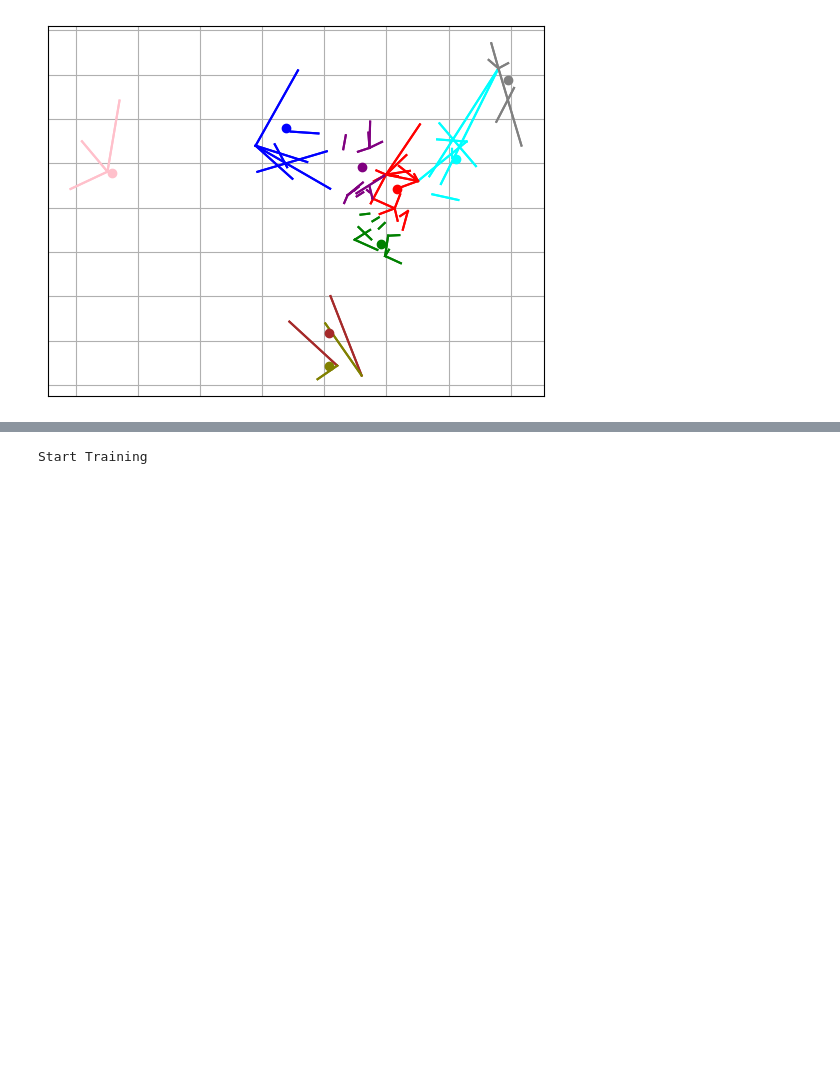
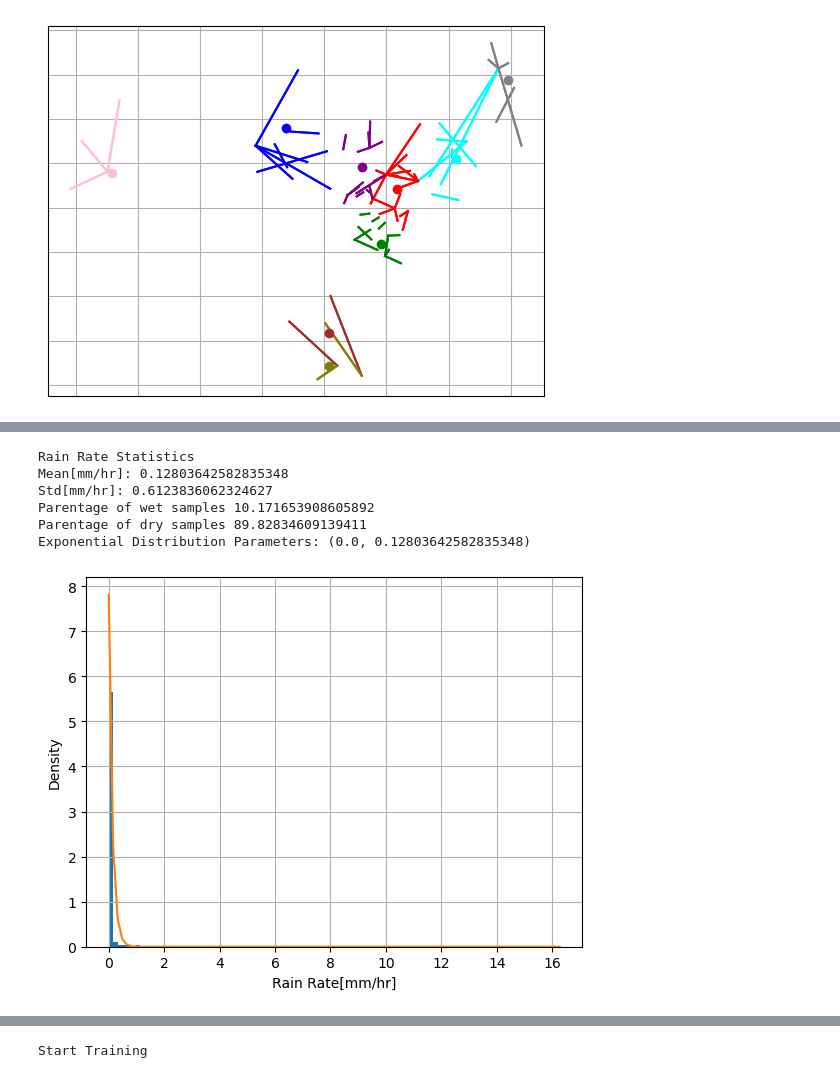
Before and after one commit to haihabi/PyNNcml, a Jupyter notebook: examples/training_rnn.ipynb, the cells around one changed output, grey strips where cells are left out. Cells and saved outputs as stored; diff of their text form; code cells hidden in the pictures; blank space fills up the shorter version.

```diff
--- a/examples/training_rnn.ipynb
+++ b/examples/training_rnn.ipynb
@@ -70,0 +74,23 @@ Not downloading!
+# %%
+rg = np.stack([p.data_array for p in dataset.point_set]).flatten()
+param = scipy.stats.expon.fit(rg)
+print("Rain Rate Statistics")
+print("Mean[mm/hr]:", np.mean(rg))
+print("Std[mm/hr]:", np.std(rg))
+print("Parentage of wet samples", 100 * np.sum(rg > 0) / rg.size)
+print("Parentage of dry samples", 100 * np.sum(rg == 0) / rg.size)
+print("Exponential Distribution Parameters:", param)
+_ = plt.hist(rg, bins=100, density=True)
+plt.plot(np.linspace(0, np.max(rg), 100), scipy.stats.expon.pdf(np.linspace(0, np.max(rg), 100), *param))
+plt.grid()
+plt.xlabel("Rain Rate[mm/hr]")
+plt.ylabel("Density")
+plt.show()
+# %% [output]
+Rain Rate Statistics
+Mean[mm/hr]: 0.12803642582835348
+Std[mm/hr]: 0.6123836062324627
+Parentage of wet samples 10.171653908605892
+Parentage of dry samples 89.82834609139411
+Exponential Distribution Parameters: (0.0, 0.12803642582835348)
+[figure, added]
```
Also changed, not shown: parts of 11 cells of this notebook, 6 other files.
